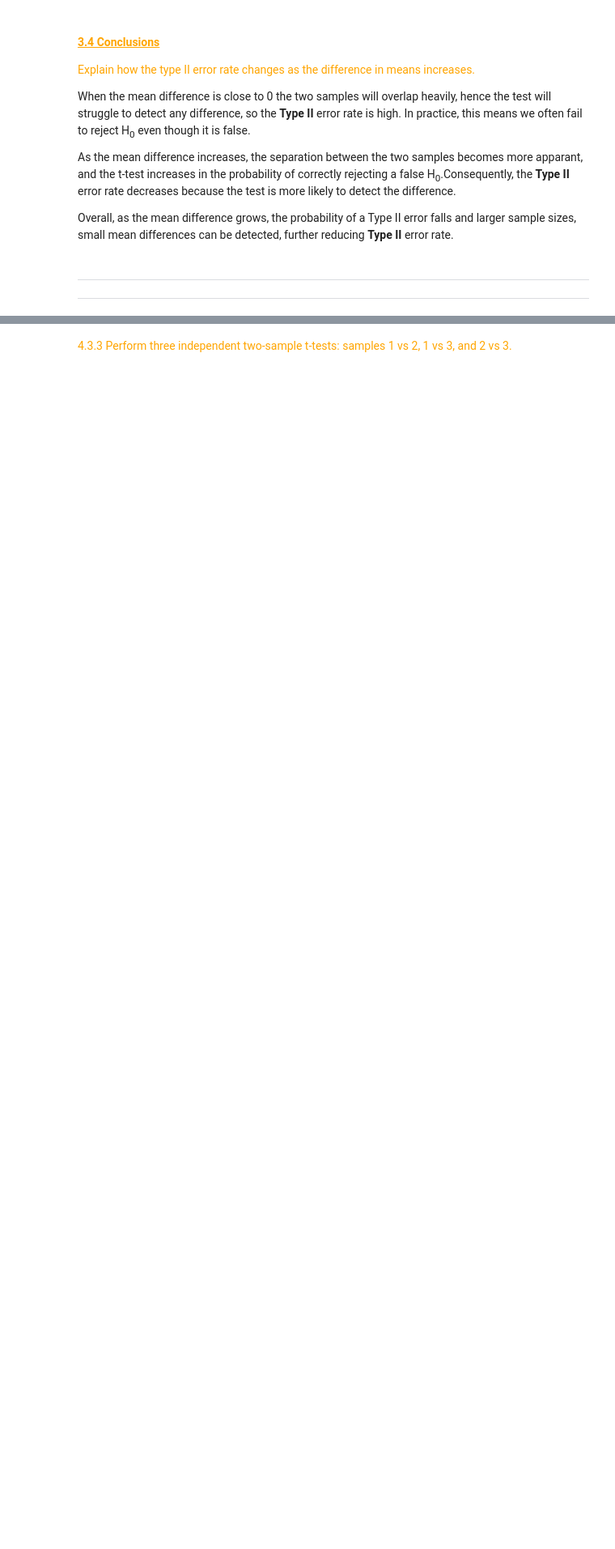
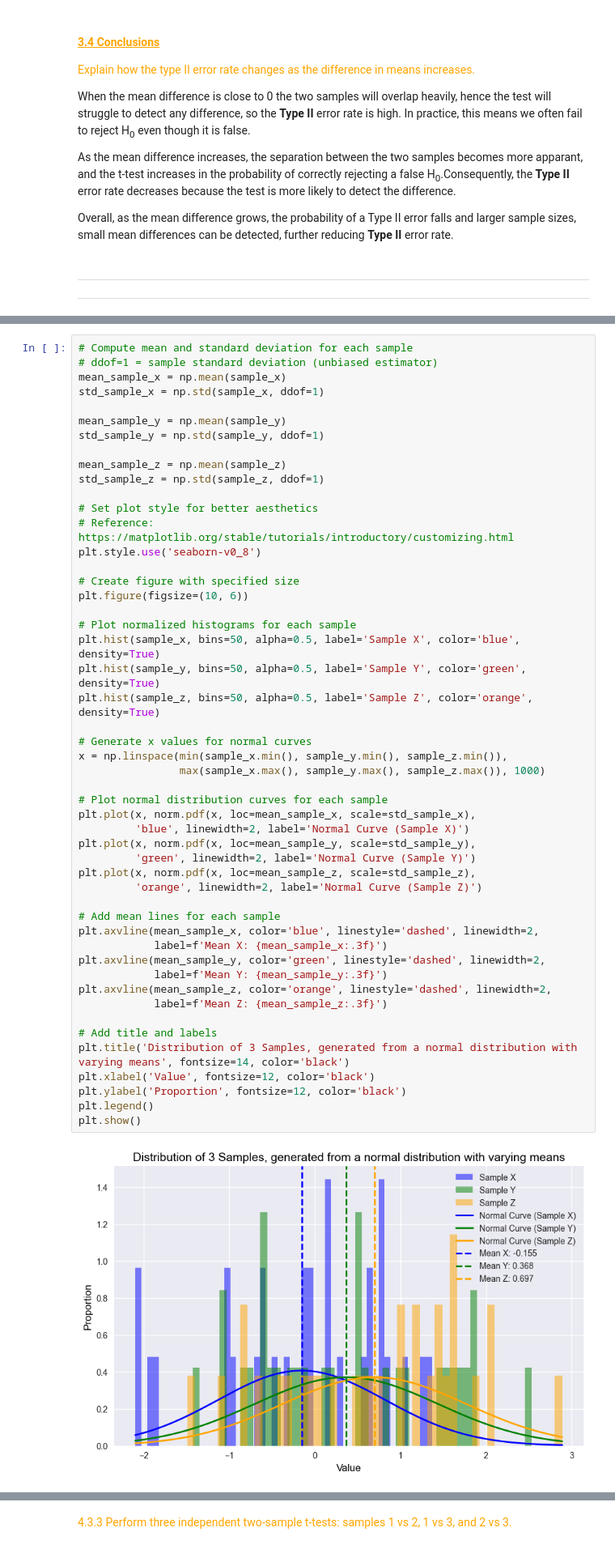
Before and after one commit to Laura6826/applied-statistics-8651, a Jupyter notebook: problems.ipynb, the cells around one changed output, grey strips where cells are left out. Shown: that part at 81% size. Cells and saved outputs as stored; diff of their text form; blank space fills up the shorter version.

```diff
--- a/problems.ipynb
+++ b/problems.ipynb
@@ -1147,2 +1264,54 @@ Write a short note on why ANOVA is preferred over running several t-tests.
+# %%
+# Compute mean and standard deviation for each sample
+# ddof=1 = sample standard deviation (unbiased estimator)
+mean_sample_x = np.mean(sample_x)
+std_sample_x = np.std(sample_x, ddof=1)
+
+mean_sample_y = np.mean(sample_y)
+std_sample_y = np.std(sample_y, ddof=1)
+
+mean_sample_z = np.mean(sample_z)
+std_sample_z = np.std(sample_z, ddof=1)
+
+# Set plot style for better aesthetics
+# Reference: https://matplotlib.org/stable/tutorials/introductory/customizing.html
+plt.style.use('seaborn-v0_8')
+
+# Create figure with specified size
+plt.figure(figsize=(10, 6))
+
+# Plot normalized histograms for each sample
+plt.hist(sample_x, bins=50, alpha=0.5, label='Sample X', color='blue', density=True)
+plt.hist(sample_y, bins=50, alpha=0.5, label='Sample Y', color='green', density=True)
+plt.hist(sample_z, bins=50, alpha=0.5, label='Sample Z', color='orange', density=True)
+
+# Generate x values for normal curves
+x = np.linspace(min(sample_x.min(), sample_y.min(), sample_z.min()),
+                max(sample_x.max(), sample_y.max(), sample_z.max()), 1000)
+
+# Plot normal distribution curves for each sample
+plt.plot(x, norm.pdf(x, loc=mean_sample_x, scale=std_sample_x),
+         'blue', linewidth=2, label='Normal Curve (Sample X)')
+plt.plot(x, norm.pdf(x, loc=mean_sample_y, scale=std_sample_y),
+         'green', linewidth=2, label='Normal Curve (Sample Y)')
+plt.plot(x, norm.pdf(x, loc=mean_sample_z, scale=std_sample_z),
+         'orange', linewidth=2, label='Normal Curve (Sample Z)')
+
+# Add mean lines for each sample
+plt.axvline(mean_sample_x, color='blue', linestyle='dashed', linewidth=2,
+            label=f'Mean X: {mean_sample_x:.3f}')
+plt.axvline(mean_sample_y, color='green', linestyle='dashed', linewidth=2,
+            label=f'Mean Y: {mean_sample_y:.3f}')
+plt.axvline(mean_sample_z, color='orange', linestyle='dashed', linewidth=2,
+            label=f'Mean Z: {mean_sample_z:.3f}')
+
+# Add title and labels
+plt.title('Distribution of 3 Samples, generated from a normal distribution with varying means', fontsize=14, color='black')
+plt.xlabel('Value', fontsize=12, color='black')
+plt.ylabel('Proportion', fontsize=12, color='black')
+plt.legend()
+plt.show()
+# %% [output]
+[figure, added]
 # %% [markdown]
 <span style="color:orange">4.3.2 Perform a one-way ANOVA to test whether all three means are equal.<span>
```
Also changed, not shown: parts of 32 cells of this notebook.
